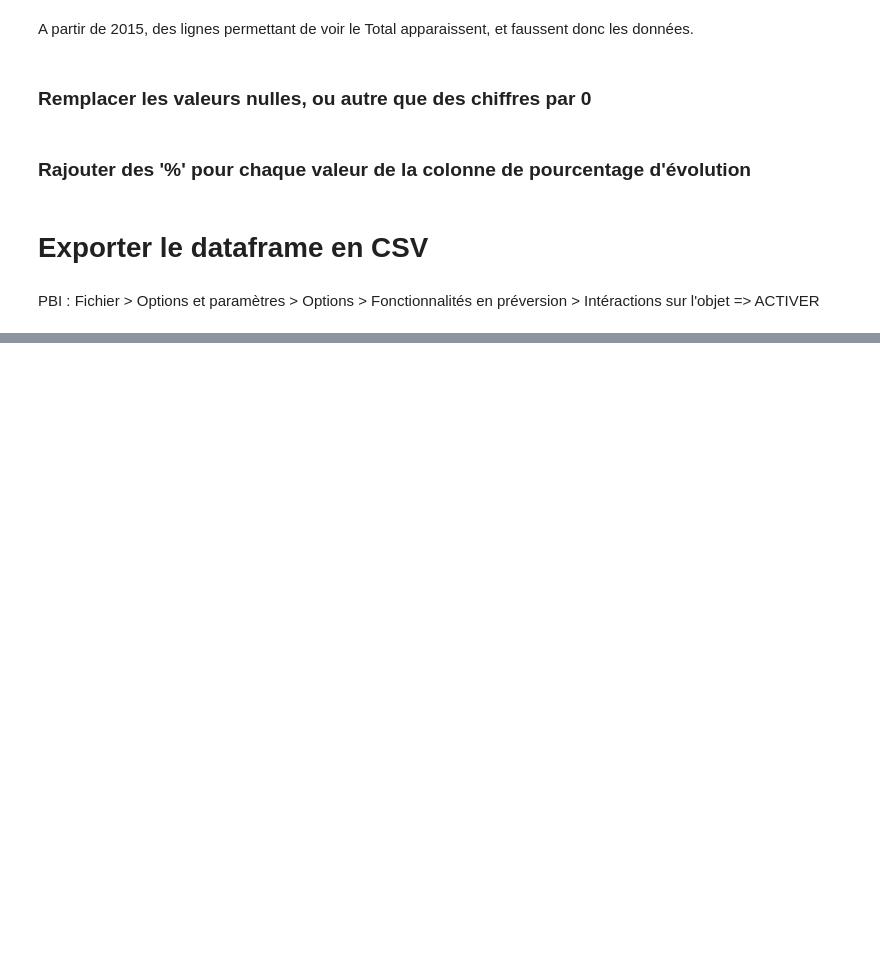
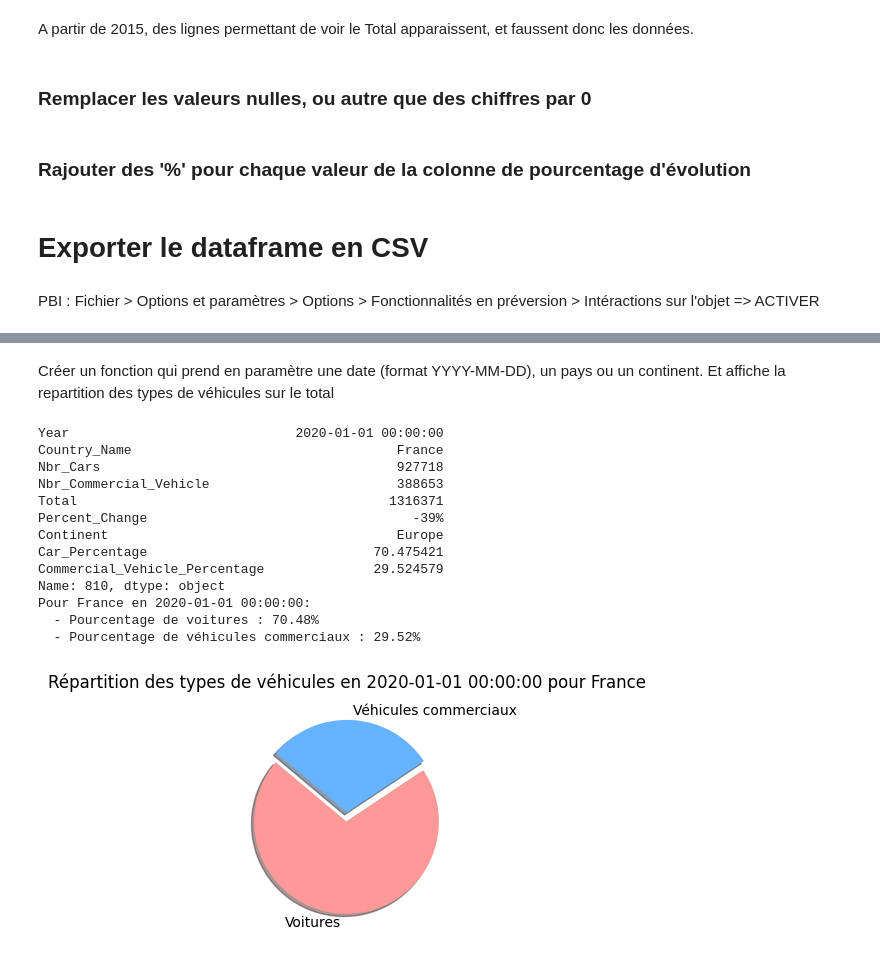
Before and after one commit to SEILERLuc/analyse_auto, a Jupyter notebook: cleaning.ipynb, the cells around one changed output, grey strips where cells are left out. Drawn from its saved outputs; the diff is of its cells as text; code cells hidden in the pictures; blank space fills up the shorter version.

```diff
--- a/cleaning.ipynb
+++ b/cleaning.ipynb
@@ -485,0 +498,4 @@ PBI : Fichier > Options et paramètres > Options > Fonctionnalités en préversi
+# %%
+df['Nbr_Cars'] = pd.to_numeric(df['Nbr_Cars'])
+df['Nbr_Commercial_Vehicle'] = pd.to_numeric(df['Nbr_Commercial_Vehicle'])
+df['Total'] = pd.to_numeric(df['Total'])
@@ -485,0 +513,75 @@ PBI : Fichier > Options et paramètres > Options > Fonctionnalités en préversi
+# %% [markdown]
+Créer un fonction qui prend en paramètre une date (format YYYY-MM-DD), un pays ou un continent. Et affiche la repartition des types de véhicules sur le total
+# %%
+# def print_stats(df, date, place):
+    # countries = df['Country_Name'].unique()
+    # continents = df['Continent'].unique()
+
+#     print(countries)
+#     print(continents)
+
+# print(print_stats(df, date=None, place='Austria'))
+
+import matplotlib.pyplot as plt
+
+def plot_data(row):
+    labels = ['Voitures', 'Véhicules commerciaux']
+    sizes = [row['Car_Percentage'], row['Commercial_Vehicle_Percentage']]
+    colors = ['#ff9999','#66b3ff']
+    explode = (0.1, 0)  # "explode" la première tranche (Voitures)
+
+    # Tracer le camembert
+    plt.figure(figsize=(3, 3))
+    plt.pie(sizes, explode=explode, labels=labels, colors=colors,
+            shadow=True, startangle=140)
+    plt.title(f"Répartition des types de véhicules en {row['Year']} pour {row['Country_Name']}")
+    plt.show()
+
+def get_place_list(df):
+    return df['Country_Name'].unique(), df['Continent'].unique()
+
+def repartition_vehicles(date, place):
+    filtered_df = df[df['Year'] == date]
+    countries, continents = get_place_list(df=df)
+
+    if place in countries:
+        filtered_df = filtered_df[filtered_df['Country_Name'] == place]
+    elif place in continents:
+        filtered_df = filtered_df[filtered_df['Continent'] == place]
+
+    if filtered_df.empty:
+        print("Aucune donnée trouvée pour les critères spécifiés.")
+        return
+
+    # Calculer la répartition des types de véhicules
+    filtered_df['Car_Percentage'] = (filtered_df['Nbr_Cars'] / filtered_df['Total']) * 100
+    filtered_df['Commercial_Vehicle_Percentage'] = (filtered_df['Nbr_Commercial_Vehicle'] / filtered_df['Total']) * 100
+
+    # print(filtered_df)
+
+    # Afficher les résultats
+    for index, row in filtered_df.iterrows():
+        print(row)
+        print(f"Pour {row['Country_Name']} en {row['Year']}:")
+        print(f"  - Pourcentage de voitures : {row['Car_Percentage']:.2f}%")
+        print(f"  - Pourcentage de véhicules commerciaux : {row['Commercial_Vehicle_Percentage']:.2f}%\n")
+        plot_data(row)
+
+# Exemple d'utilisation de la fonction
+# repartition_vehicles("2000-01-01", place="Brazil")
+repartition_vehicles("2020-01-01", place="France")
+# %% [output]
+Year                             2020-01-01 00:00:00
+Country_Name                                  France
+Nbr_Cars                                      927718
+Nbr_Commercial_Vehicle                        388653
+Total                                        1316371
+Percent_Change                                  -39%
+Continent                                     Europe
+Car_Percentage                             70.475421
+Commercial_Vehicle_Percentage              29.524579
+Name: 810, dtype: object
+Pour France en 2020-01-01 00:00:00:
+  - Pourcentage de voitures : 70.48%
+  - Pourcentage de véhicules commerciaux : 29.52%
+[figure, added]
```
Also changed, not shown: parts of 14 cells of this notebook.
